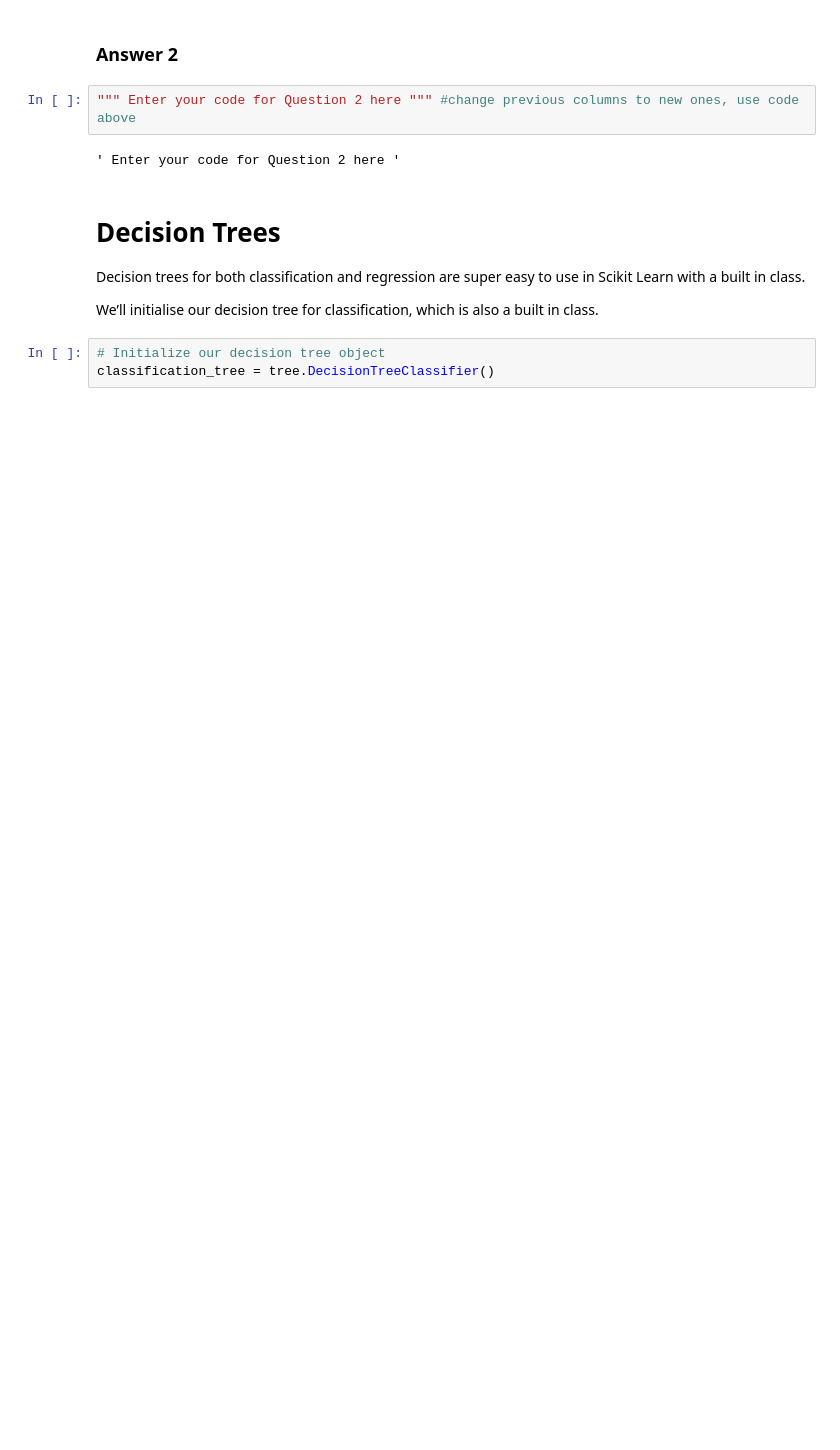
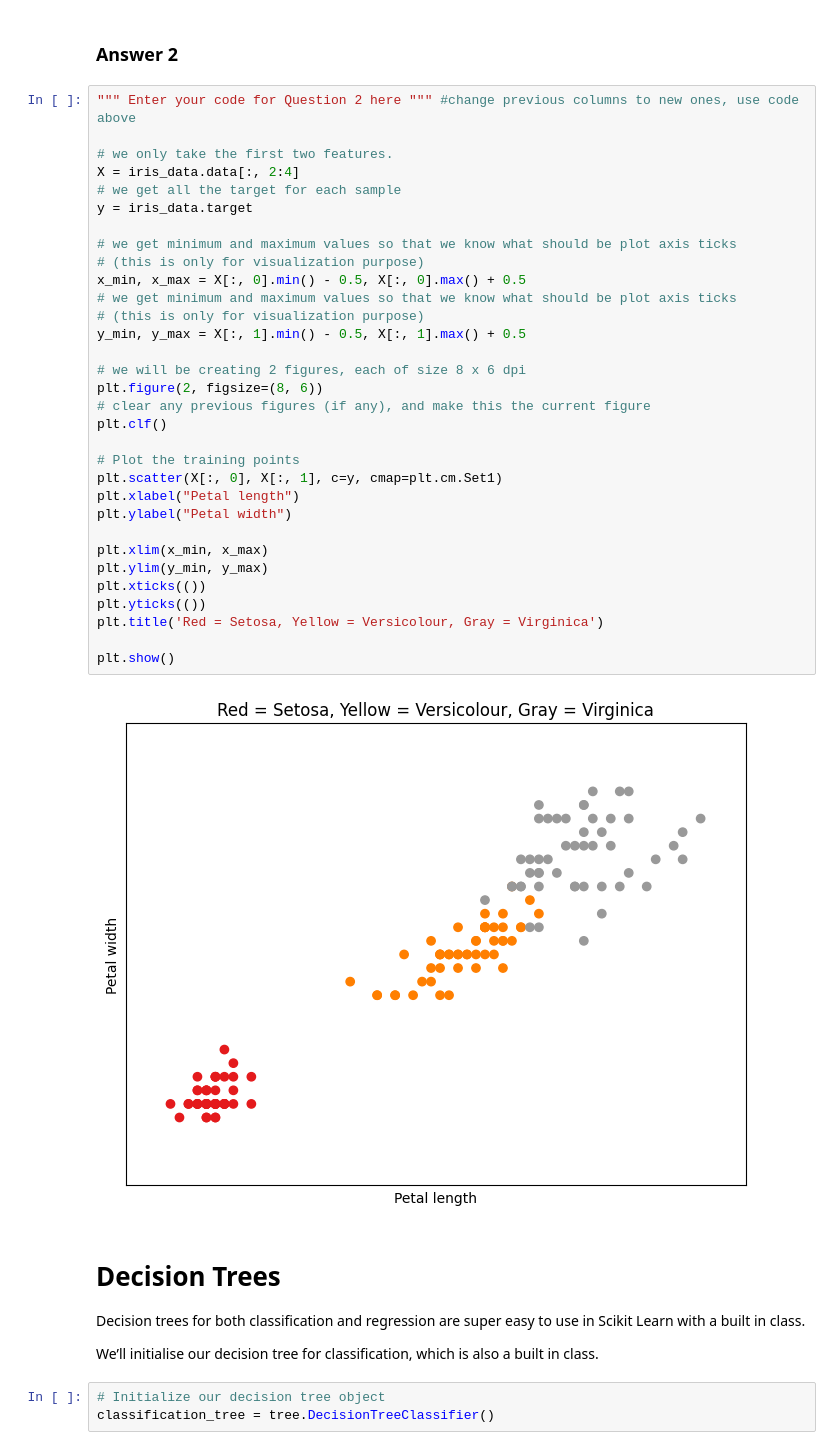
Before and after one commit to LuiAvi829/mit_futuremakers_summer_2023-LuiAvi829, a Jupyter notebook: Module_03_Machine_Learning/Machine_Learning.ipynb, the cells around one changed output. Drawn from its saved outputs; the diff is of its cells as text; blank space fills up the shorter version.

Commit message:
Completed questions 1-4

```diff
--- a/Module_03_Machine_Learning/Machine_Learning.ipynb
+++ b/Module_03_Machine_Learning/Machine_Learning.ipynb
@@ -132,9 +156,39 @@ In the cells above, we have visualized 2 features of **iris_data** (sepal width
 # %% [markdown]
 ### Answer 2
-# %%
-""" Enter your code for Question 2 here """ #change previous columns to new ones, use code above
-# %% [output]
-' Enter your code for Question 2 here '
+# %%
+""" Enter your code for Question 2 here """ #change previous columns to new ones, use code above
+
+# we only take the first two features.
+X = iris_data.data[:, 2:4]
+# we get all the target for each sample
+y = iris_data.target
+
+# we get minimum and maximum values so that we know what should be plot axis ticks
+# (this is only for visualization purpose)
+x_min, x_max = X[:, 0].min() - 0.5, X[:, 0].max() + 0.5
+# we get minimum and maximum values so that we know what should be plot axis ticks
+# (this is only for visualization purpose)
+y_min, y_max = X[:, 1].min() - 0.5, X[:, 1].max() + 0.5
+
+# we will be creating 2 figures, each of size 8 x 6 dpi
+plt.figure(2, figsize=(8, 6))
+# clear any previous figures (if any), and make this the current figure
+plt.clf()
+
+# Plot the training points
+plt.scatter(X[:, 0], X[:, 1], c=y, cmap=plt.cm.Set1)
+plt.xlabel("Petal length")
+plt.ylabel("Petal width")
+
+plt.xlim(x_min, x_max)
+plt.ylim(y_min, y_max)
+plt.xticks(())
+plt.yticks(())
+plt.title('Red = Setosa, Yellow = Versicolour, Gray = Virginica')
+
+plt.show()
+# %% [output]
+[figure, added]
 # %% [markdown]
 # Decision Trees
 
```
Also changed, not shown: parts of 13 cells of this notebook.
